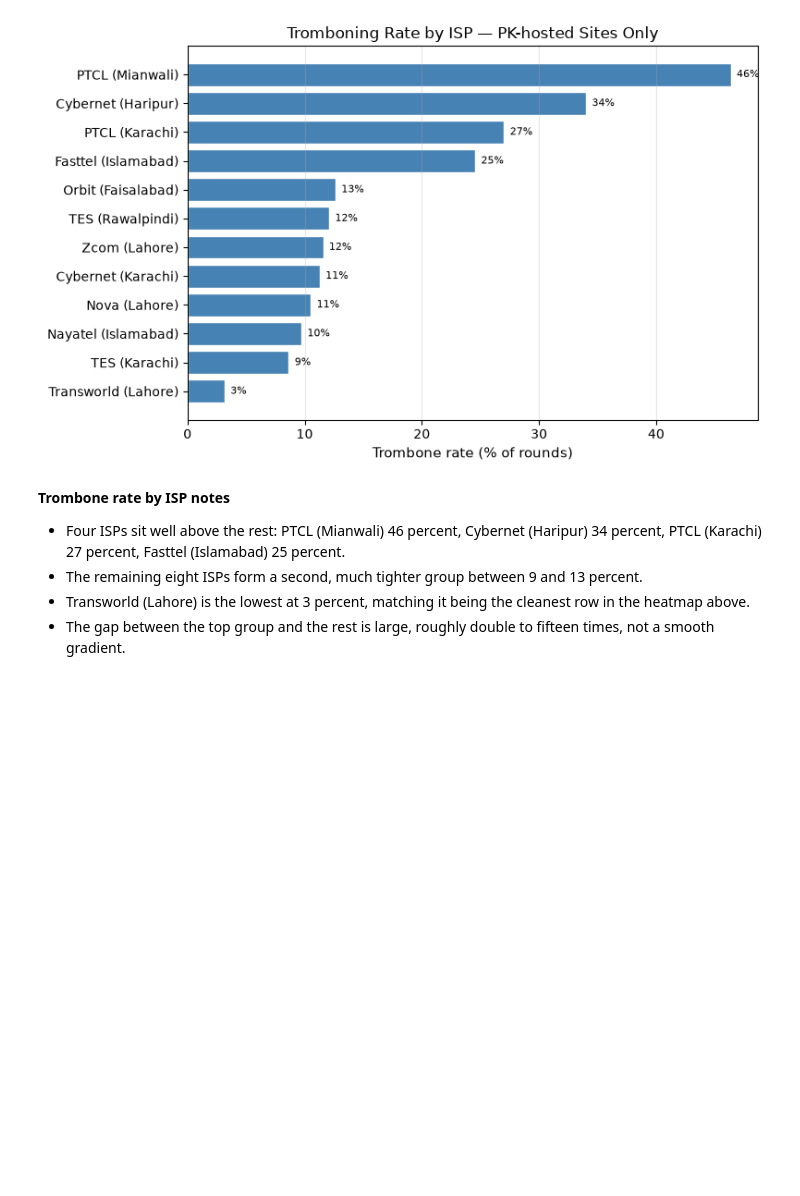
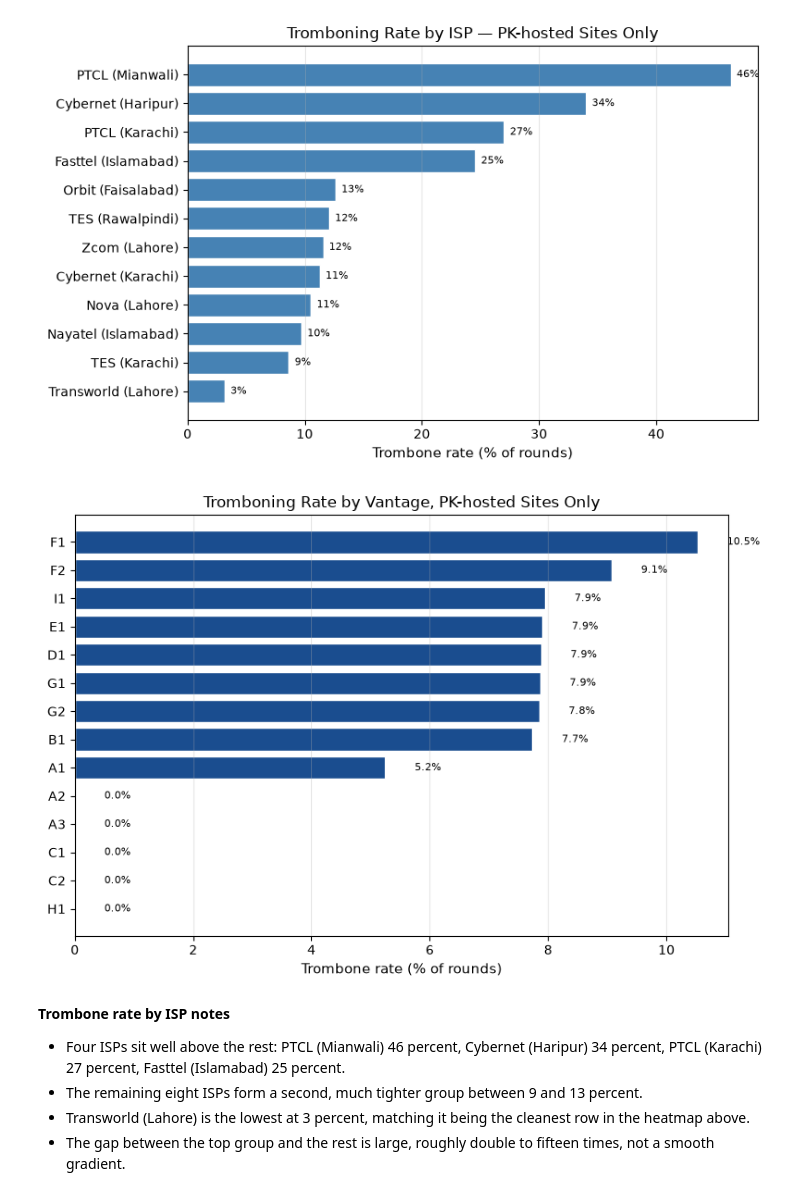
Before and after one commit to msaqib/pkinternet, a Jupyter notebook: experiments/07_longitudinal_panel/analysis/exp07_analysis.ipynb, the cells around one changed output. Drawn from its saved outputs; the diff is of its cells as text; code cells hidden in the pictures; blank space fills up the shorter version.

Commit message:
updates on prope-probe

```diff
--- a/experiments/07_longitudinal_panel/analysis/exp07_analysis.ipynb
+++ b/experiments/07_longitudinal_panel/analysis/exp07_analysis.ipynb
@@ -539,6 +583,52 @@ plt.savefig('figures/fig_trombone_by_isp.pdf', bbox_inches='tight')
 plt.show()
 # %% [output]
 [figure]
+# %%
+import pandas as pd
+import matplotlib.pyplot as plt
+
+rc = pd.read_csv('../results/a/reclassified_v2.csv')
+rc = rc[rc['cls'] == 'Pakistan']
+
+PROBE_TO_LABEL = {
+    1016036: 'A1', 1016143: 'A2', 1016154: 'A3',
+    1014872: 'B1',
+    60223: 'C1', 65892: 'C2',
+    1015679: 'D1',
+    64535: 'E1',
+    1016126: 'F1', 1016393: 'F2',
+    64078: 'G1', 64722: 'G2',
+    62224: 'H1',
+    7613: 'I1',
+}
+rc['probe_label'] = rc['probe_id'].map(PROBE_TO_LABEL)
+rc = rc.dropna(subset=['probe_label'])
+
+trombone_by_probe = (
+    rc.groupby('probe_label')['type1']
+    .apply(lambda s: (s == 'trombone_hop').mean() * 100)
+    .reset_index(name='trombone_rate')
+    .sort_values('trombone_rate', ascending=False)
+)
+
+fig, ax = plt.subplots(figsize=(8, 5.5))
+bars = ax.barh(trombone_by_probe['probe_label'], trombone_by_probe['trombone_rate'],
+               color='#1a4d8f', edgecolor='white')
+
+ax.set_xlabel('Trombone rate (% of rounds)', fontsize=11)
+ax.set_title('Tromboning Rate by Vantage, PK-hosted Sites Only', fontsize=12)
+ax.grid(axis='x', alpha=0.3)
+ax.invert_yaxis()
+ax.margins(y=0.04)
+
+for bar, val in zip(bars, trombone_by_probe['trombone_rate']):
+    ax.text(val + 0.5, bar.get_y() + bar.get_height()/2, f'{val:.1f}%', va='center', fontsize=8)
+
+plt.tight_layout()
+plt.savefig('figures/fig_trombone_by_isp.pdf', bbox_inches='tight')
+plt.show()
+# %% [output]
+[figure, added]
 # %% [markdown]
 **Trombone rate by ISP notes**
 
```
Also changed, not shown: parts of 1 cell of this notebook, 14 other files.
